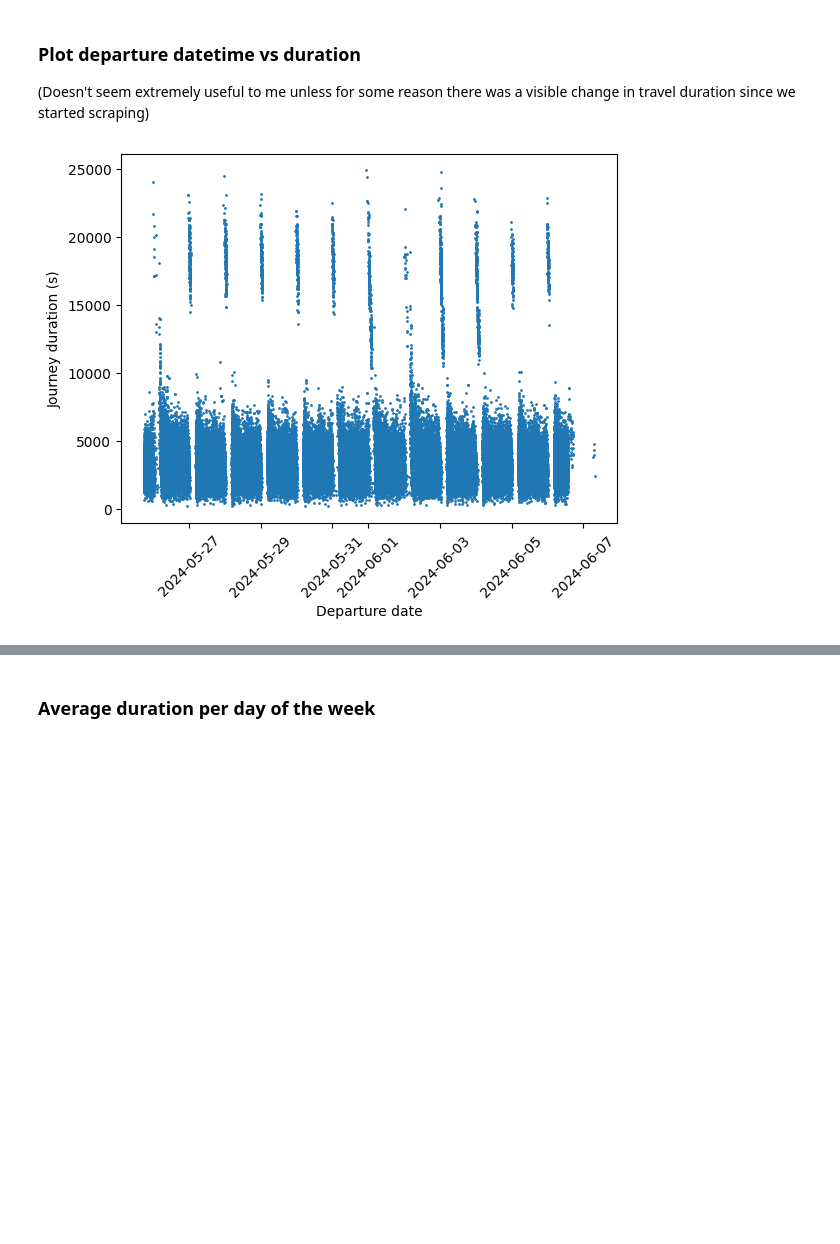
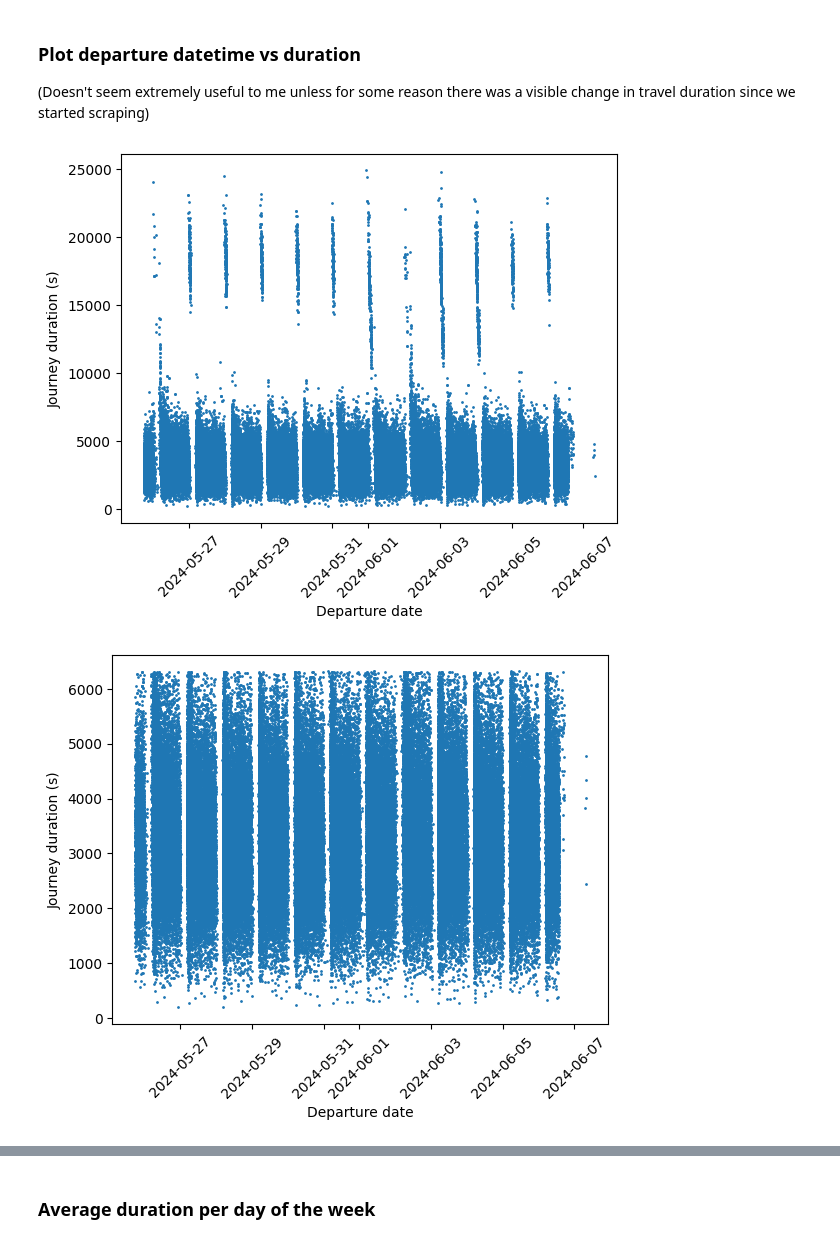
Before and after one commit to AldenCutler/LyonE24, a Jupyter notebook: stats-graphs/journeys.ipynb, the cells around one changed output, grey strips where cells are left out. Saved outputs shown, nothing was run; the diff lists cells and outputs as text; code cells hidden in the pictures; blank space fills up the shorter version.

Commit message:
add some more graphs

```diff
--- a/stats-graphs/journeys.ipynb
+++ b/stats-graphs/journeys.ipynb
@@ -106,26 +123,34 @@ Percentage of outliers: 2.475 %
 # %%
 cursor.execute("SELECT * FROM journeys")
 
 # departure datetime is in column 3 (index 2)
 # get the departure datetime and duration of each journey
 journeys = cursor.fetchall()
 departures = [journey[2] for journey in journeys]
 durations = [journey[1] for journey in journeys]
 
 # convert the departure datetime to a numerical value
 # format: 20240525T175138
 # required format: 2024-05-25T17:51:38
 import datetime
 
 departures = [datetime.datetime.strptime(departure, '%Y%m%dT%H%M%S') for departure in departures]
 # remove outliers
 departures_no_outliers = [departure for departure, duration in zip(departures, durations) if duration < q3 + 1.5 * iqr]
 
 # plot the departure datetime vs duration
 plt.scatter(departures, durations, s=1)
 plt.xlabel('Departure date')
 plt.ylabel('Journey duration (s)')
 plt.xticks(rotation=45)
 plt.show()
+
+# same without outliers
+plt.scatter(departures_no_outliers, [duration for duration in durations if duration < q3 + 1.5 * iqr], s=1)
+plt.xlabel('Departure date')
+plt.ylabel('Journey duration (s)')
+plt.xticks(rotation=45)
+plt.show()
 # %% [output]
 [figure]
+[figure, added]
```
Also changed, not shown: parts of 5 cells of this notebook, 8 other files.
